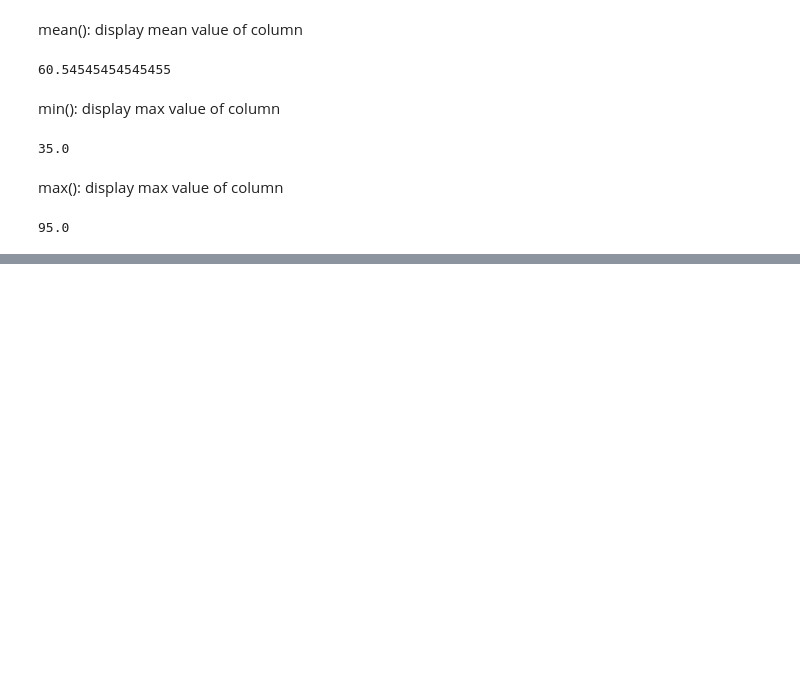
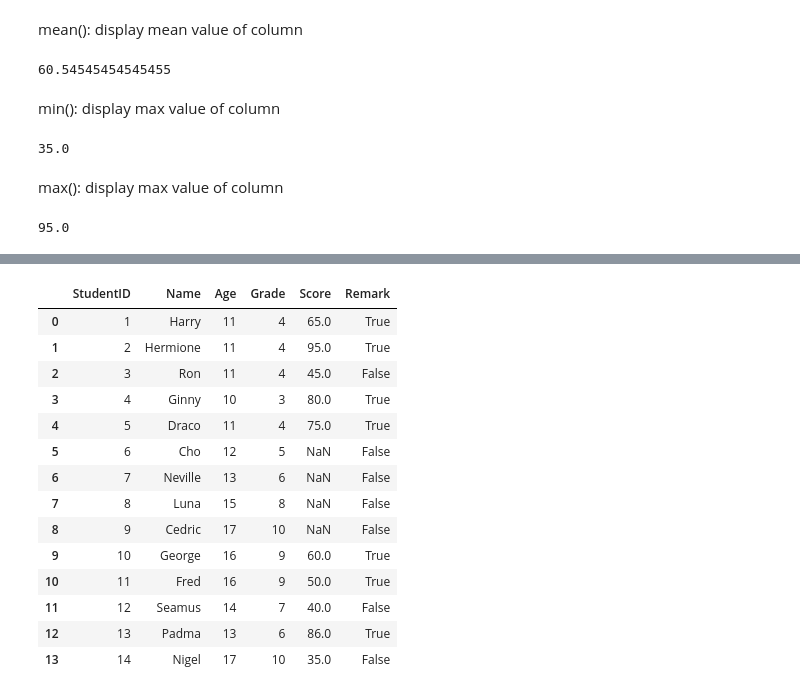
Before and after one commit to SobiaNoorAI/Python, a Jupyter notebook: Pandas /pandas.ipynb, the cells around one changed output, grey strips where cells are left out. Cells and saved outputs as stored; diff of their text form; code cells hidden in the pictures; blank space fills up the shorter version.

Commit message:
Cleaning Data

```diff
--- a/Pandas /pandas.ipynb
+++ b/Pandas /pandas.ipynb
@@ -250,0 +451,12 @@ student_result['Score'].max()
+# %%
+import pandas as pd
+
+xlsx_url = r'https://raw.githubusercontent.com/SobiaNoorAI/Python/main/Pandas%20/student_result.xlsx'
+
+#open excel file
+student_result = pd.read_excel(xlsx_url, sheet_name='Sheet1')
+
+#drop duplicate data
+student_result.drop_duplicates(inplace = True)
+print("\n Drop the duplicate data:")
+student_result
@@ -250,0 +490,6 @@ student_result['Score'].max()
+# %%
+#select data from Score column
+student_result['Pass'] = student_result['Score'] >= 50
+
+#save data in new column
+student_result[student_result['Pass'] == True]
@@ -250,0 +505,20 @@ student_result['Score'].max()
+# %%
+#change column name from Pass to Remark
+student_result.rename(columns={'Pass':'Remark'}, inplace=True)
+student_result
+# %% [output]
+|  | StudentID | Name | Age | Grade | Score | Remark |
+| 0 | 1 | Harry | 11 | 4 | 65.0 | True |
+| 1 | 2 | Hermione | 11 | 4 | 95.0 | True |
+| 2 | 3 | Ron | 11 | 4 | 45.0 | False |
+| 3 | 4 | Ginny | 10 | 3 | 80.0 | True |
+| 4 | 5 | Draco | 11 | 4 | 75.0 | True |
+| 5 | 6 | Cho | 12 | 5 | NaN | False |
+| 6 | 7 | Neville | 13 | 6 | NaN | False |
+| 7 | 8 | Luna | 15 | 8 | NaN | False |
+| 8 | 9 | Cedric | 17 | 10 | NaN | False |
+| 9 | 10 | George | 16 | 9 | 60.0 | True |
+| 10 | 11 | Fred | 16 | 9 | 50.0 | True |
+| 11 | 12 | Seamus | 14 | 7 | 40.0 | False |
+| 12 | 13 | Padma | 13 | 6 | 86.0 | True |
+| 13 | 14 | Nigel | 17 | 10 | 35.0 | False |
```
Also changed, not shown: parts of 18 cells of this notebook.
